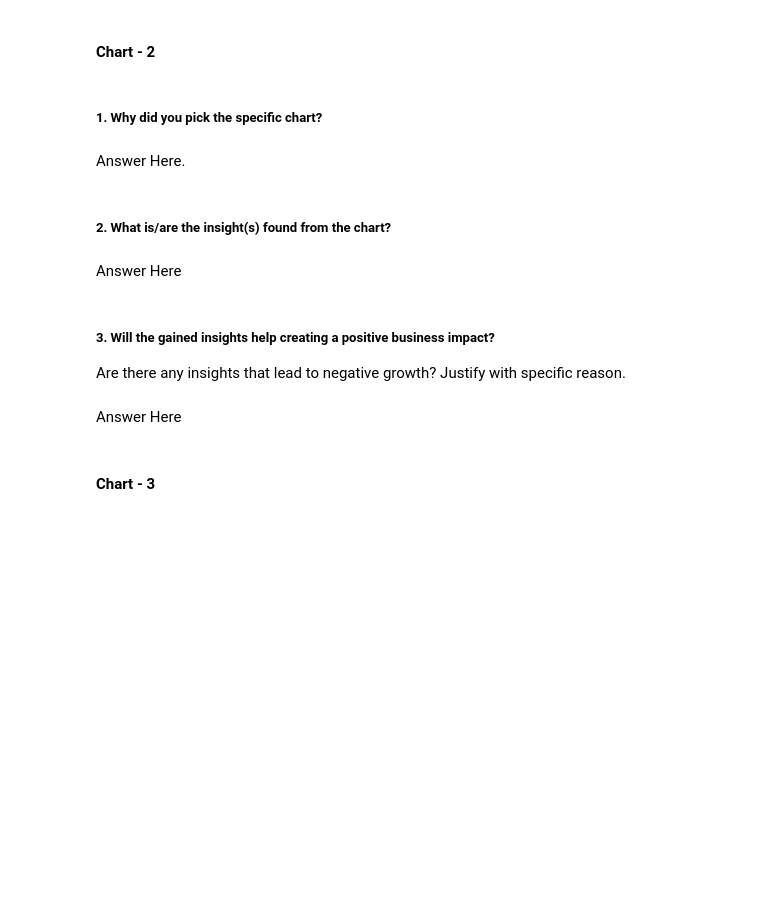
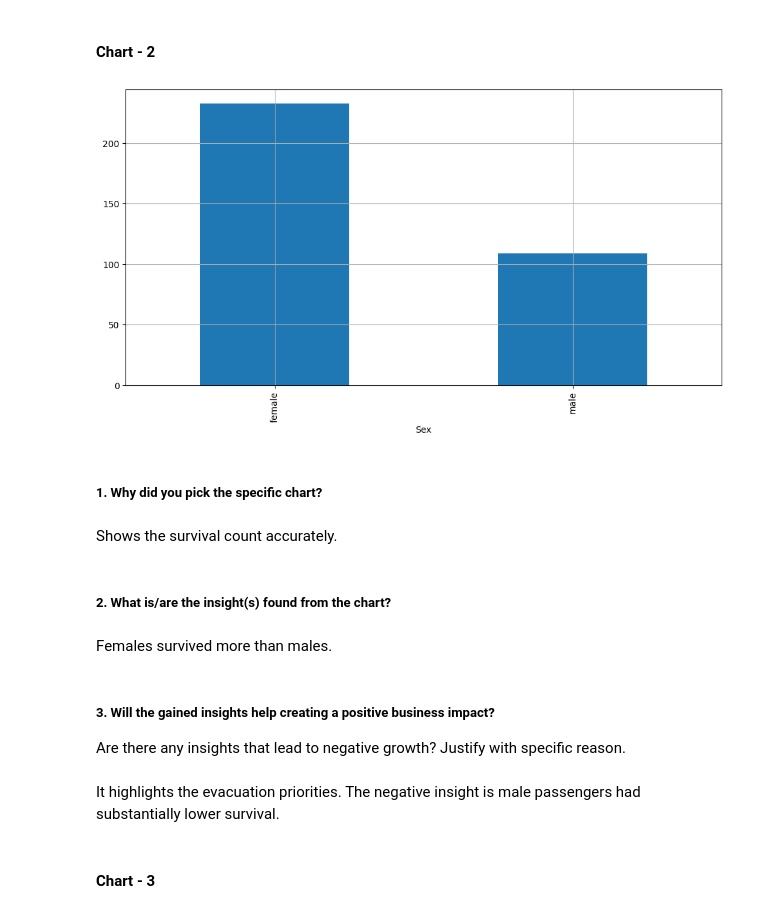
Before and after one commit to AkshitaKaushik/titanic-data-analysis, a Jupyter notebook: Capstone_EDA_Project.ipynb, the cells around one changed output. Cells and saved outputs as stored; diff of their text form; code cells hidden in the pictures; blank space fills up the shorter version.

```diff
--- a/Capstone_EDA_Project.ipynb
+++ b/Capstone_EDA_Project.ipynb
@@ -341,19 +409,26 @@ Answer Here
 #### Chart - 2
 # %%
 # Chart - 2 visualization code
+# %%
+plt.figure(figsize=(12,6))
+gender_survived=df.groupby('Sex')['Survived'].sum()
+gender_survived.plot(kind='bar')
+plt.grid()
+# %% [output]
+[figure, added]
 # %% [markdown]
 ##### 1. Why did you pick the specific chart?
-# %% [markdown]
-Answer Here.
+# %% [markdown]
+Shows the survival count accurately.
 # %% [markdown]
 ##### 2. What is/are the insight(s) found from the chart?
-# %% [markdown]
-Answer Here
+# %% [markdown]
+Females survived more than males.
 # %% [markdown]
 ##### 3. Will the gained insights help creating a positive business impact?
 Are there any insights that lead to negative growth? Justify with specific reason.
-# %% [markdown]
-Answer Here
+# %% [markdown]
+It highlights the evacuation priorities. The negative insight is male passengers had substantially lower survival.
 # %% [markdown]
 #### Chart - 3
 # %%
```
Also changed, not shown: parts of 89 cells of this notebook.
